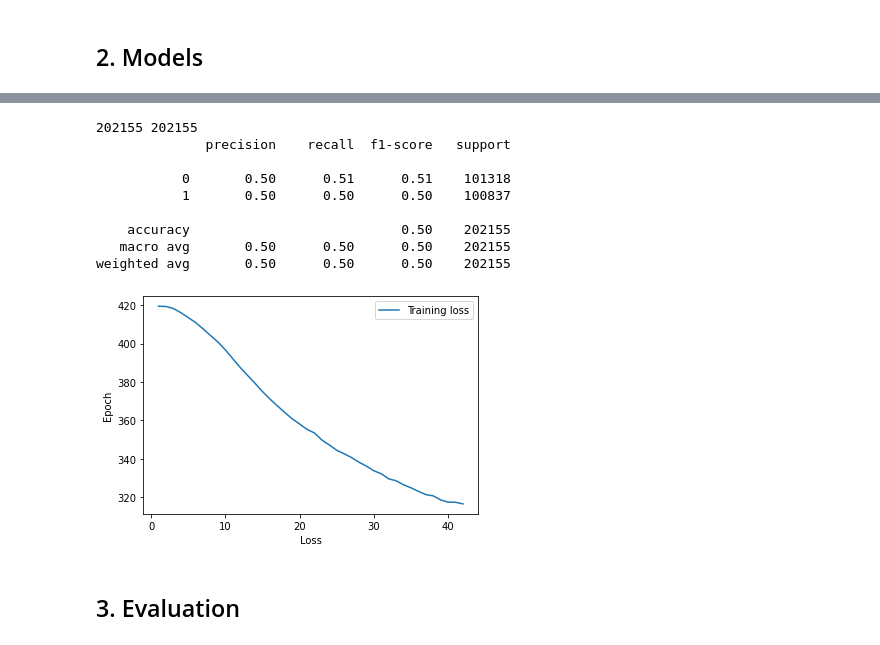
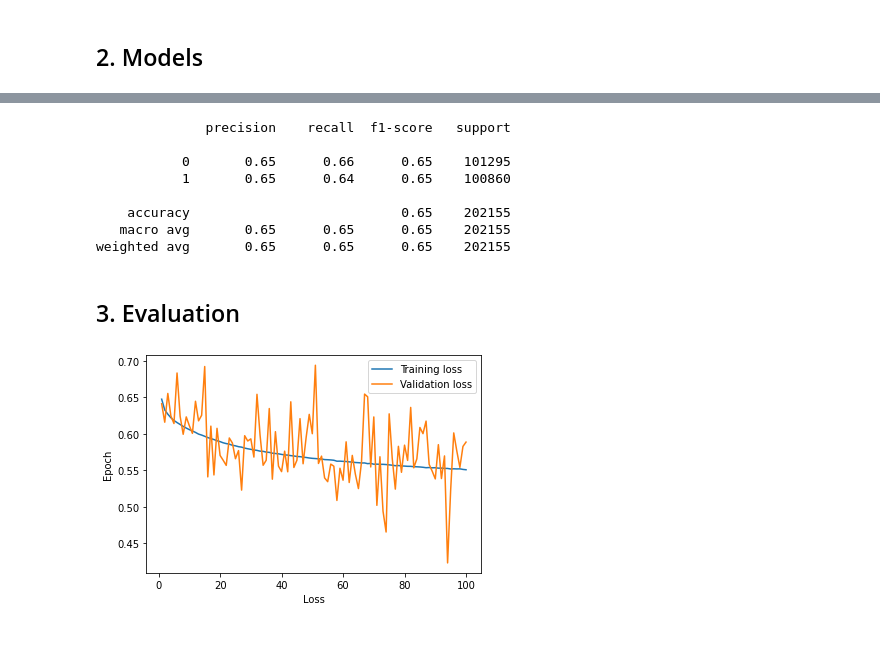
Before and after one commit to TanmayPK/CS6140-Project, a Jupyter notebook: Sarcasm Detection.ipynb, the cells around one changed output, grey strips where cells are left out. Cells and saved outputs as stored; diff of their text form; code cells hidden in the pictures.

```diff
--- a/Sarcasm Detection.ipynb
+++ b/Sarcasm Detection.ipynb
@@ -453,0 +467,38 @@ KeyboardInterrupt:
+# %%
+train_losses = []
+val_losses = []
+val_loss_min = math.inf
+for epoch in range(num_epochs):
+    train_loss = 0
+    val_loss = 0
+
+    model.train()
+    for data, target in trainloader:
+      optimizer.zero_grad()
+      data = data.to(device)
+      target = target.to(device)
+      output = model(data)
+      optimizer.zero_grad()
+      loss = loss_fn(output, target)
+      train_loss += loss.item()
+      loss.backward()
+      optimizer.step()
+      inpt = []
+
+    model.eval()
+    for data, target in valloader:
+      data = data.to(device)
+      target = target.to(device)
+      output = model(data)
+      val_loss += loss.item()
+
+    train_losses.append(train_loss/len(trainloader))
+    val_losses.append(val_loss/len(valloader))
+
+    if val_loss <= val_loss_min:
+      torch.save(model.state_dict(), 'model.pt')
+      val_loss_min = val_loss
+    if (epoch + 1) % 20 == 0:
+      print("Epoch completed: " + str(epoch+1) +
+            f"\n\tTraining Loss: {train_losses[epoch]:.3f}" +
+            f"\n\tValidation Loss: {val_losses[epoch]:.3f}\n")
@@ -476,30 +547,31 @@ weighted avg       0.50      0.50      0.50    202155
 from sklearn.metrics import classification_report
 preds = []
 labels = torch.tensor(list(y_test['label'].values))
+model = FFNN(2, input_dim, hidden_dim, output_dim)
+model.load_state_dict(torch.load('model.pt'))
 with torch.no_grad():
     for index, row in X_test.iterrows():
-        output = ff_nn_model(torch.Tensor(row))
+        output = model(torch.Tensor(row))
         preds.append(torch.argmax(output, dim=0))
 
-print(len(labels), len(preds))
 print(classification_report(labels, preds))
 # %% [output]
-202155 202155
               precision    recall  f1-score   support
 
-           0       0.50      0.51      0.51    101318
-           1       0.50      0.50      0.50    100837
+           0       0.65      0.66      0.65    101295
+           1       0.65      0.64      0.65    100860
 
-    accuracy                           0.50    202155
-   macro avg       0.50      0.50      0.50    202155
-weighted avg       0.50      0.50      0.50    202155
+    accuracy                           0.65    202155
+   macro avg       0.65      0.65      0.65    202155
+weighted avg       0.65      0.65      0.65    202155
-# %%
-plt.plot(list(range(1,43)), train_losses, label = "Training loss")
-plt.legend()
-plt.xlabel("Loss")
-plt.ylabel("Epoch")
-plt.show()
-# %% [output]
-[figure, removed]
 # %% [markdown]
 ## 3. Evaluation
+# %%
+plt.plot(list(range(1,len(train_losses) + 1)), train_losses, label = "Training loss")
+plt.plot(list(range(1,len(val_losses) +1)), val_losses, label = "Validation loss")
+plt.legend()
+plt.xlabel("Loss")
+plt.ylabel("Epoch")
+plt.show()
+# %% [output]
+[figure, added]
```
Also changed, not shown: parts of 33 cells of this notebook.
